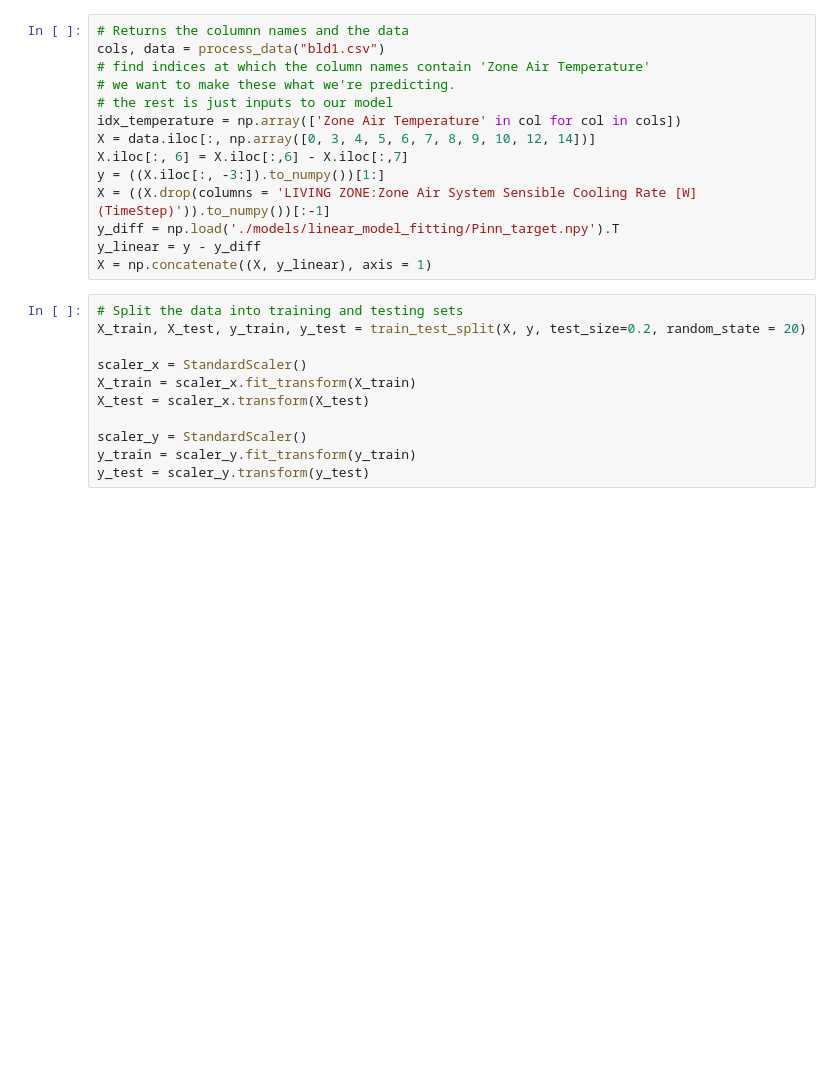
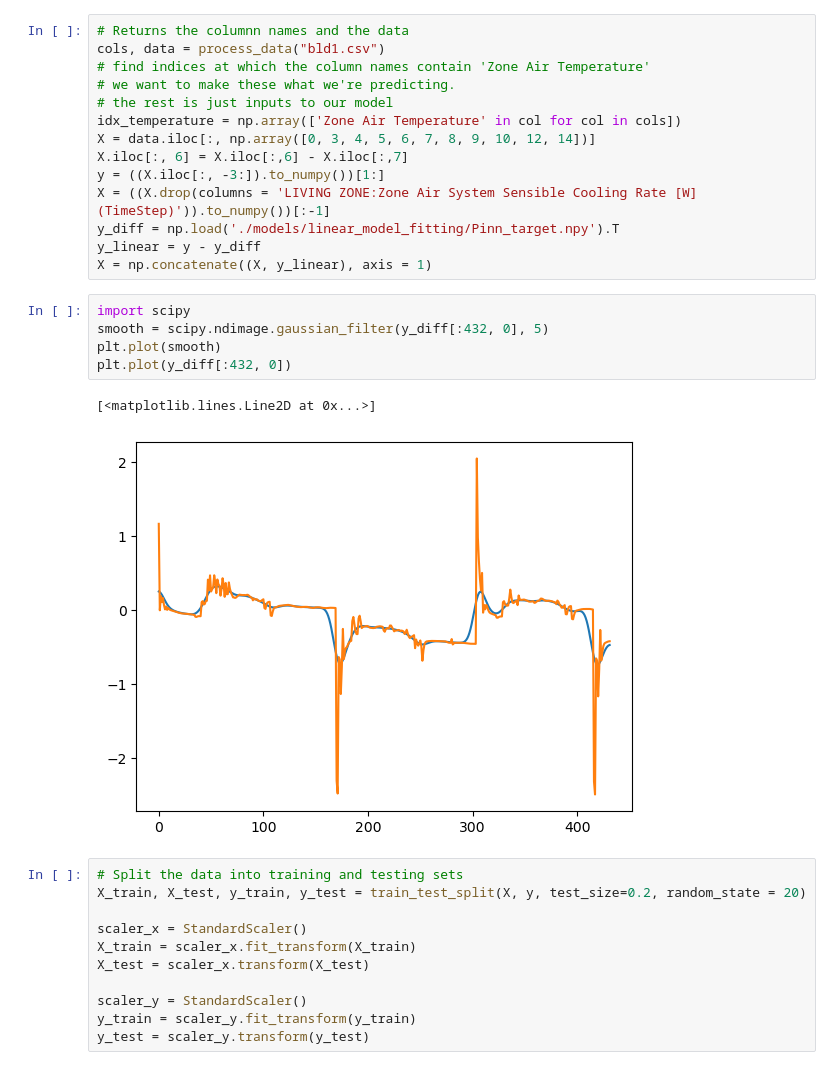
Before and after one commit to Methylamphetamine/CSE23Hackathon, a Jupyter notebook: MLP_reduced.ipynb, the cells around one changed output. Drawn from its saved outputs; the diff is of its cells as text; blank space fills up the shorter version.

```diff
--- a/MLP_reduced.ipynb
+++ b/MLP_reduced.ipynb
@@ -25,6 +25,14 @@ X = ((X.drop(columns = 'LIVING ZONE:Zone Air System Sensible Cooling Rate [W](Ti
 y_diff = np.load('./models/linear_model_fitting/Pinn_target.npy').T
 y_linear = y - y_diff
 X = np.concatenate((X, y_linear), axis = 1)
+# %%
+import scipy
+smooth = scipy.ndimage.gaussian_filter(y_diff[:432, 0], 5)
+plt.plot(smooth)
+plt.plot(y_diff[:432, 0])
+# %% [output]
+[<matplotlib.lines.Line2D at 0x...>]
+[figure, added]
 # %%
 # Split the data into training and testing sets
 X_train, X_test, y_train, y_test = train_test_split(X, y, test_size=0.2, random_state = 20)
```
Also changed, not shown: parts of 4 cells of this notebook.
